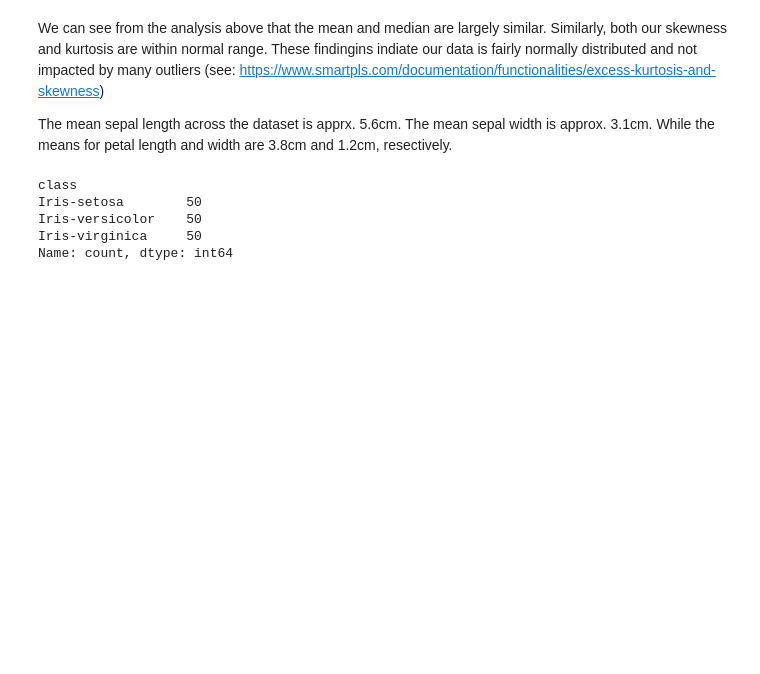
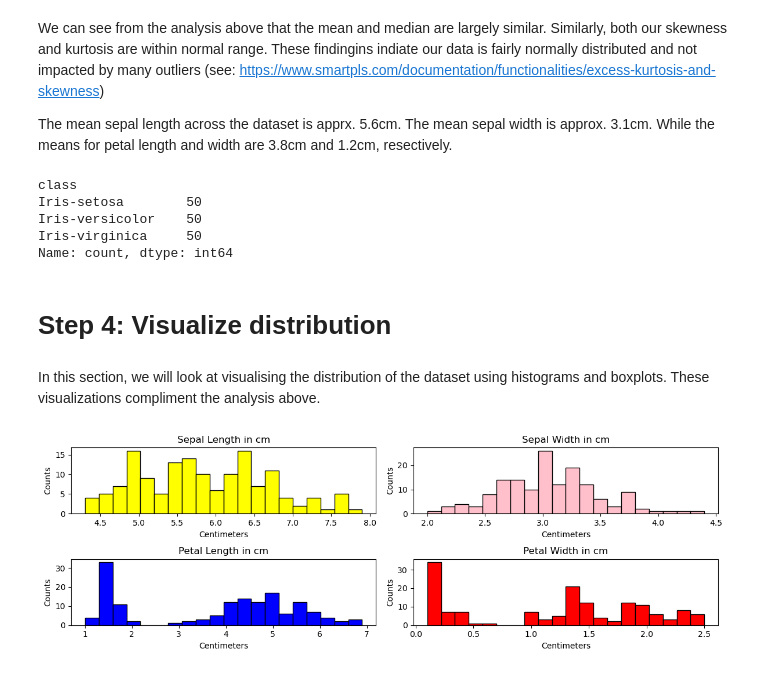
Before and after one commit to EmmaChubbCode/pands-project, a Jupyter notebook: analysis_desc.ipynb, the cells around one changed output. Saved outputs shown, nothing was run; the diff lists cells and outputs as text; code cells hidden in the pictures; blank space fills up the shorter version.

Commit message:
histograms

```diff
--- a/analysis_desc.ipynb
+++ b/analysis_desc.ipynb
@@ -136,3 +230,47 @@ Iris-setosa        50
 Iris-versicolor    50
 Iris-virginica     50
 Name: count, dtype: int64
+# %% [markdown]
+# Step 4: Visualize distribution
+# %% [markdown]
+In this section, we will look at visualising the distribution of the dataset using histograms and boxplots. These visualizations compliment the analysis above.
+# %%
+# put the columns into their own variables so i can do a histogram for each. give them short names for sake of writing code later.
+sl = iris_df['sepal length']
+sw = iris_df['sepal width']
+pl = iris_df['petal length']
+pw = iris_df['petal width']
+# %%
+# for documentation on hist function, see: https://matplotlib.org/stable/api/_as_gen/matplotlib.pyplot.hist.html
+# for example of hist using iris see: https://www.geeksforgeeks.org/box-plot-and-histogram-exploration-on-iris-data/
+# For example of plotting multiple hists on one plot see: https://www.geeksforgeeks.org/plotting-histogram-in-python-using-matplotlib/
+
+# Creating subplots with multiple histograms. i have 4 things to display so i'm doing a 2x2 plot.
+fig, axes = plt.subplots(nrows=2, ncols=2, figsize=(12, 4))
+
+# these axes figures dictate where on the plot the particular subplot will appear (e.g. 0,0 = first row, first column.)
+# specify your datasource, number of bins, colour of bars, and colour of outline.
+axes[0,0].hist(sl, bins=20, color='Yellow', edgecolor='black')
+axes[0,0].set_title('Sepal Length in cm')
+
+axes[0,1].hist(sw, bins=20, color='Pink', edgecolor='black')
+axes[0,1].set_title('Sepal Width in cm')
+
+axes[1,0].hist(pl, bins=20, color='Blue', edgecolor='black')
+axes[1,0].set_title('Petal Length in cm')
+
+axes[1,1].hist(pw, bins=20, color='Red', edgecolor='black')
+axes[1,1].set_title('Petal Width in cm')
+
+# Adding labels and title. initial error iterating over each subplot individually- code adjusted by Microsoft Co-Pilot.
+for ax in axes.flat:
+    ax.set_xlabel('Centimeters')
+    ax.set_ylabel('Counts')
+
+# Adjusting layout for better spacing. without this all the titles start overlapping.
+plt.tight_layout()
+
+# Display the figure
+plt.show()
+# %% [output]
+[figure, added]
```
Also changed, not shown: parts of 11 cells of this notebook.
